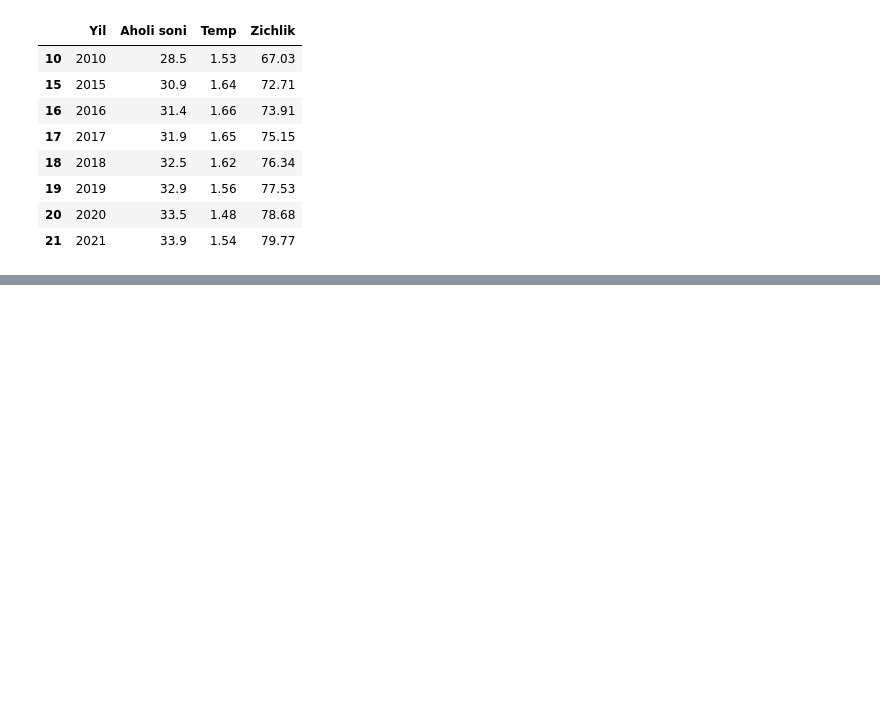
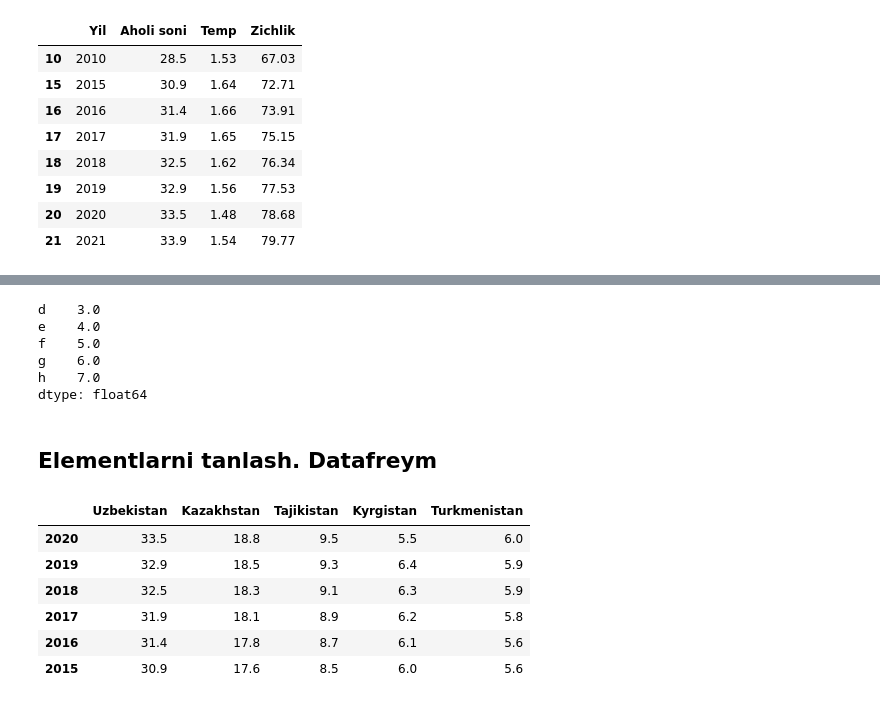
Before and after one commit to ulubeykhuja/mohir_dev_lessons, a Jupyter notebook: 2.3_DataFrame.ipynb, the cells around one changed output, grey strips where cells are left out. Cells and saved outputs as stored; diff of their text form; code cells hidden in the pictures; blank space fills up the shorter version.

```diff
--- a/2.3_DataFrame.ipynb
+++ b/2.3_DataFrame.ipynb
@@ -434,0 +545,37 @@ df
+# %%
+# Filtrlash
+obj[obj<15]
+# %% [output]
+d    3.0
+e    4.0
+f    5.0
+g    6.0
+h    7.0
+dtype: float64
+# %% [markdown]
+## Elementlarni tanlash. Datafreym
+# %%
+uz = {2020:33.5, 2019:32.9, 2018:32.5, 2017:31.9, 2016:31.4, 2015:30.9}
+kz = {2020:18.8, 2019:18.5, 2018:18.3, 2017:18.1, 2016:17.8, 2015:17.6}
+tj = {2020:9.5,  2019:9.3,  2018:9.1,  2017:8.9,  2016:8.7,  2015:8.5}
+kg = {2020:5.5,  2019:6.4,  2018:6.3,  2017:6.2,  2016:6.1,  2015:6}
+tr = {2020:6.0,  2019:5.9,  2018:5.9,  2017:5.8,  2016:5.6,  2015:5.6}
+
+df = pd.DataFrame(
+    {'Uzbekistan': uz,
+     'Kazakhstan': kz,
+     'Tajikistan': tj,
+     'Kyrgistan' : kg,
+     'Turkmenistan' : tr
+    }
+)
+# %%
+df
+# %% [output]
+|  | Uzbekistan | Kazakhstan | Tajikistan | Kyrgistan | Turkmenistan |
+| 2020 | 33.5 | 18.8 | 9.5 | 5.5 | 6.0 |
+| 2019 | 32.9 | 18.5 | 9.3 | 6.4 | 5.9 |
+| 2018 | 32.5 | 18.3 | 9.1 | 6.3 | 5.9 |
+| 2017 | 31.9 | 18.1 | 8.9 | 6.2 | 5.8 |
+| 2016 | 31.4 | 17.8 | 8.7 | 6.1 | 5.6 |
+| 2015 | 30.9 | 17.6 | 8.5 | 6.0 | 5.6 |
```
Also changed, not shown: parts of 32 cells of this notebook.
